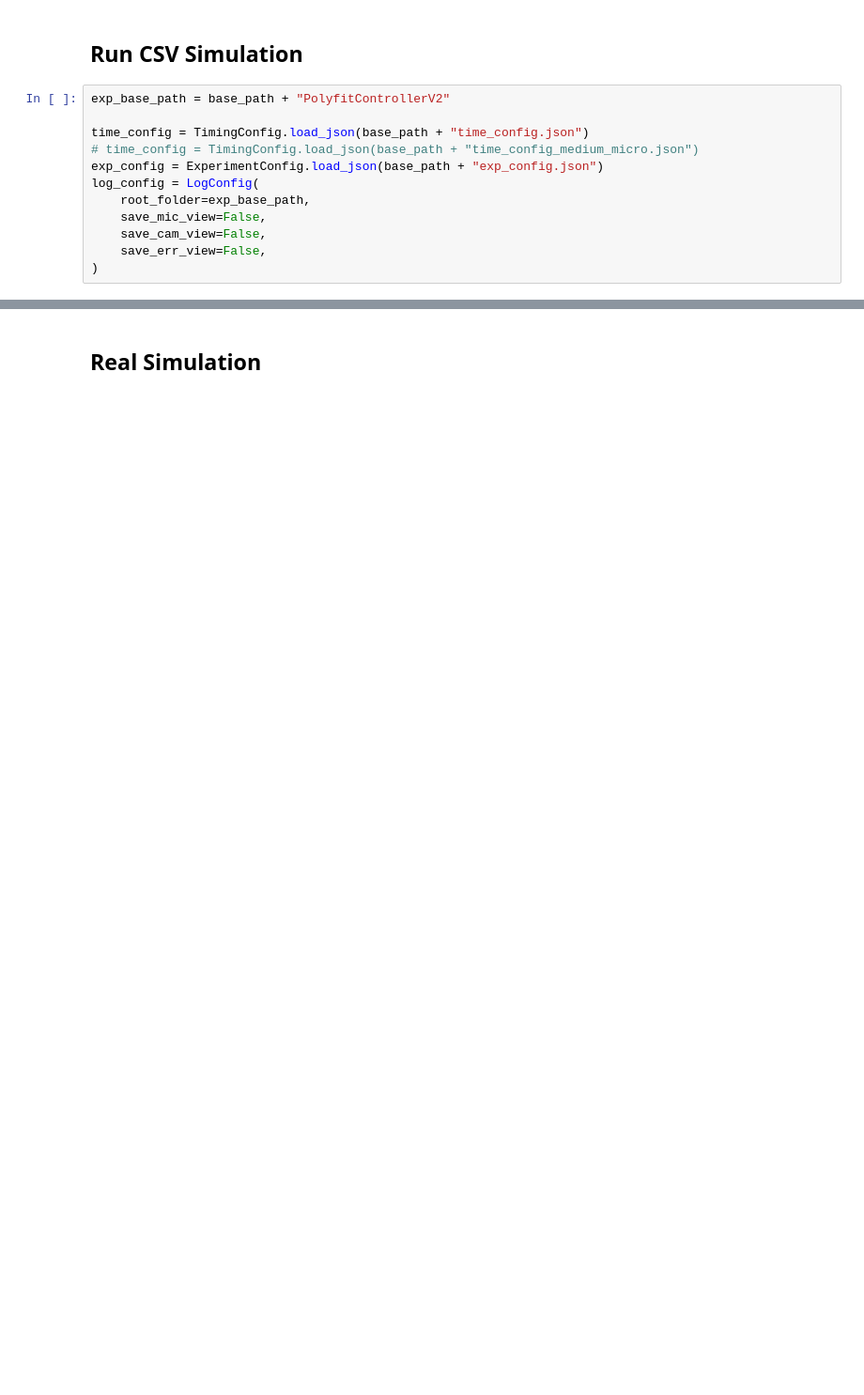
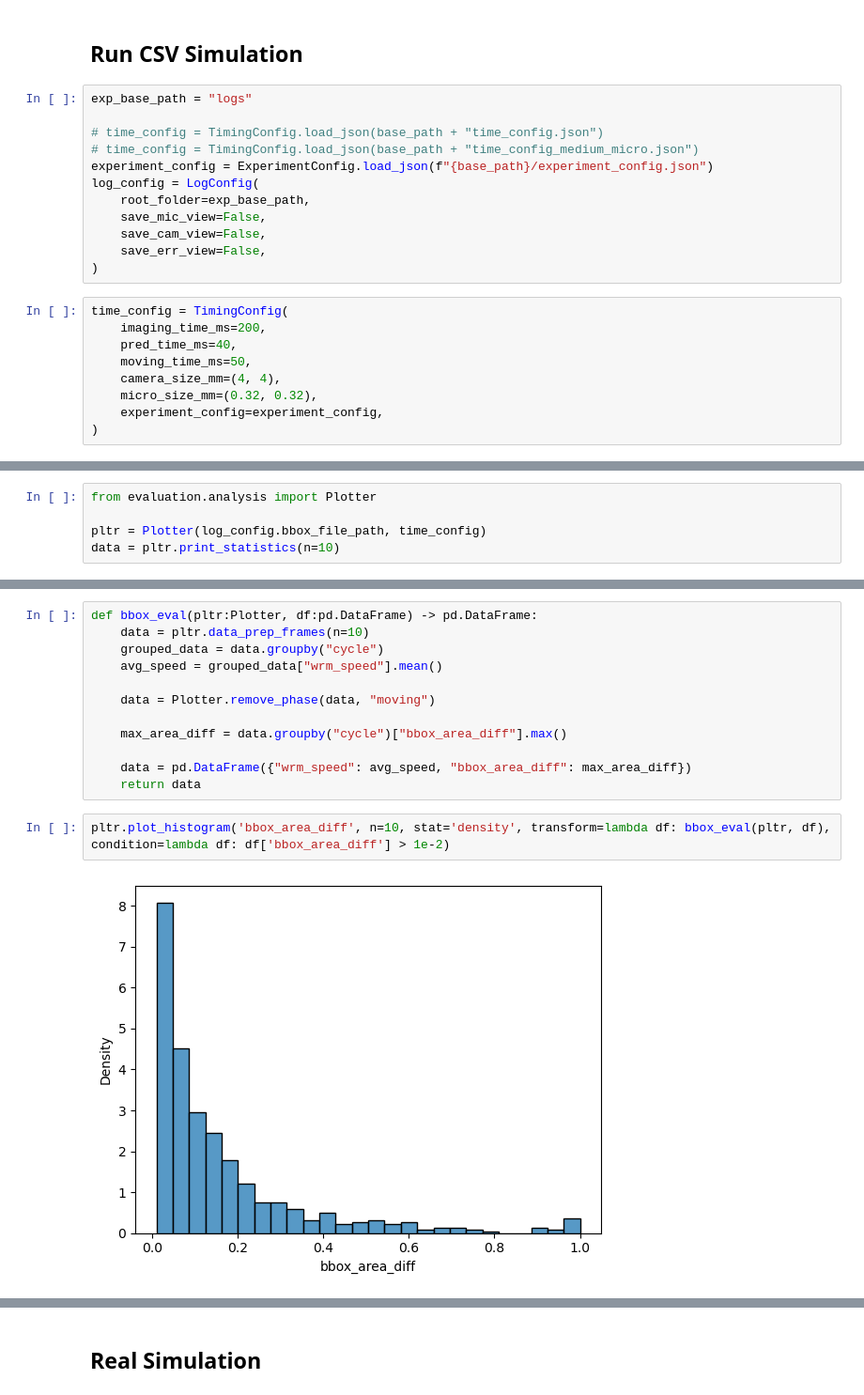
Before and after one commit to giladfrid009/WTracker, a Jupyter notebook: main2.ipynb, the cells around one changed output, grey strips where cells are left out. Shown at 94% size. Cells and saved outputs as stored; diff of their text form; blank space fills up the shorter version.

```diff
--- a/main2.ipynb
+++ b/main2.ipynb
@@ -265,17 +269,26 @@ log_config.save_json()
 # %% [markdown]
 ## Run CSV Simulation
 # %%
-exp_base_path = base_path + "PolyfitControllerV2"
+exp_base_path = "logs"
 
-time_config = TimingConfig.load_json(base_path + "time_config.json")
+# time_config = TimingConfig.load_json(base_path + "time_config.json")
 # time_config = TimingConfig.load_json(base_path + "time_config_medium_micro.json")
-exp_config = ExperimentConfig.load_json(base_path + "exp_config.json")
+experiment_config = ExperimentConfig.load_json(f"{base_path}/experiment_config.json")
 log_config = LogConfig(
     root_folder=exp_base_path,
     save_mic_view=False,
     save_cam_view=False,
     save_err_view=False,
 )
+# %%
+time_config = TimingConfig(
+    imaging_time_ms=200,
+    pred_time_ms=40,
+    moving_time_ms=50,
+    camera_size_mm=(4, 4),
+    micro_size_mm=(0.32, 0.32),
+    experiment_config=experiment_config,
+)
 # %%
 from evaluation.sim_controllers.guys_controllers import *
 from evaluation.sim_controllers.csv_controller import CsvController
@@ -322,0 +361,5 @@ exp_config.save_json(exp_base_path + "/exp_config.json")
+# %%
+from evaluation.analysis import Plotter
+
+pltr = Plotter(log_config.bbox_file_path, time_config)
+data = pltr.print_statistics(n=10)
@@ -322,0 +386,16 @@ exp_config.save_json(exp_base_path + "/exp_config.json")
+# %%
+def bbox_eval(pltr:Plotter, df:pd.DataFrame) -> pd.DataFrame:
+    data = pltr.data_prep_frames(n=10)
+    grouped_data = data.groupby("cycle")
+    avg_speed = grouped_data["wrm_speed"].mean()
+
+    data = Plotter.remove_phase(data, "moving")
+
+    max_area_diff = data.groupby("cycle")["bbox_area_diff"].max()
+
+    data = pd.DataFrame({"wrm_speed": avg_speed, "bbox_area_diff": max_area_diff})
+    return data
+# %%
+pltr.plot_histogram('bbox_area_diff', n=10, stat='density', transform=lambda df: bbox_eval(pltr, df), condition=lambda df: df['bbox_area_diff'] > 1e-2)
+# %% [output]
+[figure, added]
```
Also changed, not shown: parts of 20 cells of this notebook, 8 other files.
